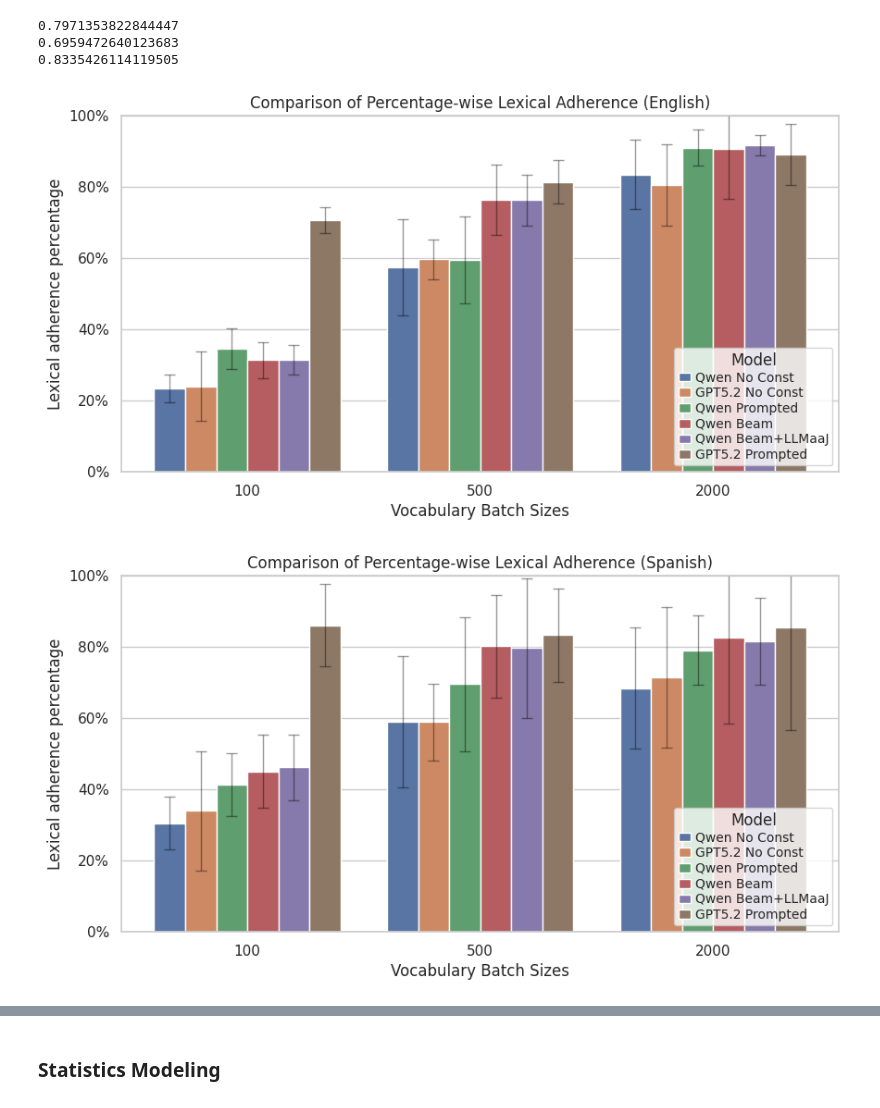
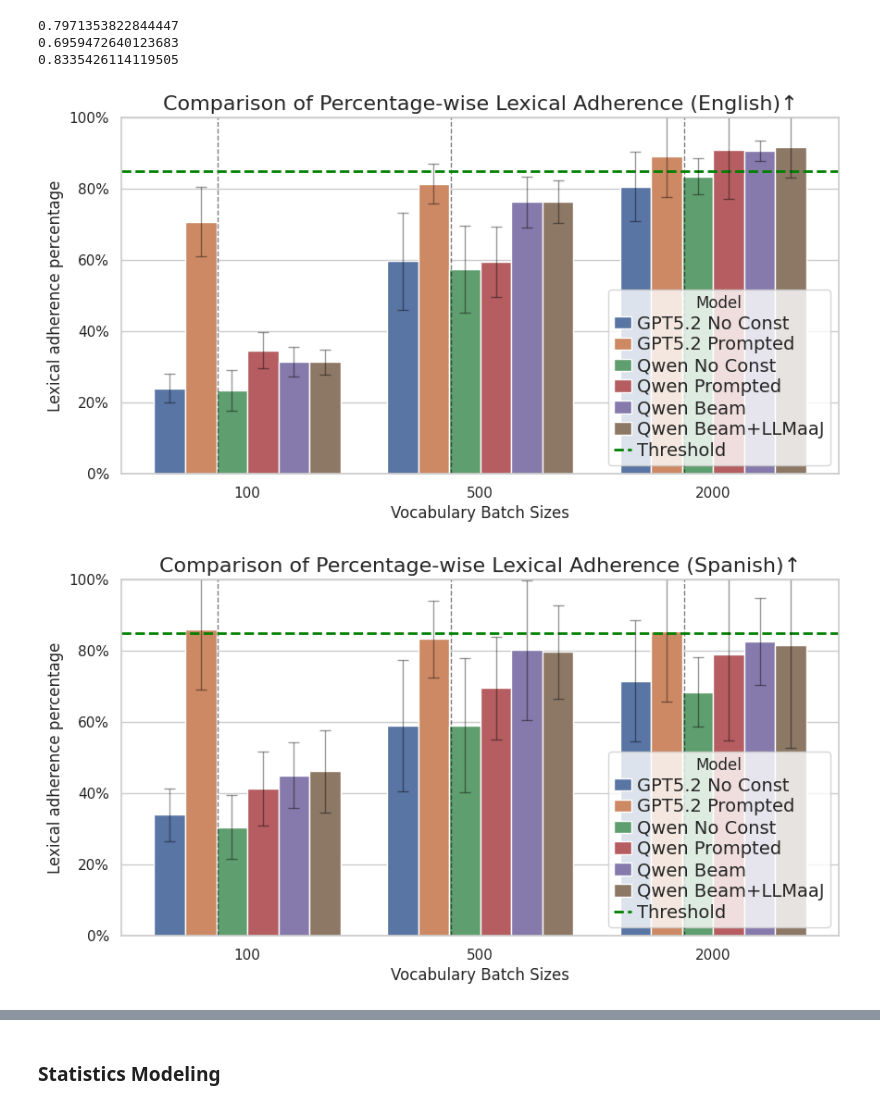
Before and after one commit to mitzeus/NILAS, a Jupyter notebook: main.ipynb, the cells around one changed output, grey strips where cells are left out. Saved outputs shown, nothing was run; the diff lists cells and outputs as text; code cells hidden in the pictures.

```diff
--- a/main.ipynb
+++ b/main.ipynb
@@ -1810,16 +1818,25 @@ language_map = {
     "sv": "Swedish",
 }
 
+custom_order = [
+    "GPT5.2 No Const",
+    "GPT5.2 Prompted",
+    "Qwen No Const",
+    "Qwen Prompted",
+    "Qwen Beam",
+    "Qwen Beam+LLMaaJ",
+]
+
 sns.set_theme(style="whitegrid")
 
 languages = barplot_df["language"].unique()
 
-ordered_barplot = (
-    barplot_df.groupby("model")["adherence_mean"]
-    .mean()
-    .sort_values(ascending=True)
-    .index
-)
+# ordered_barplot = (
+#     barplot_df.groupby("model")["adherence_mean"]
+#     .mean()
+#     .sort_values(ascending=True)
+#     .index
+# )
 
 for lang in languages:
     subdf = barplot_df[barplot_df["language"] == lang].copy()
@@ -1833,47 +1850,75 @@ for lang in languages:
         y="adherence_mean",
         hue="model",
         ci=None,
-        hue_order=ordered_barplot,
+        hue_order=custom_order,
     )
+
+    ax.axvline(
+        -0.1275,
+        color="black",
+        linewidth=1,
+        linestyle="--",
+        alpha=0.5,
+    )
+    ax.axvline(
+        0.875,
+        color="black",
+        linewidth=1,
+        linestyle="--",
+        alpha=0.5,
+    )
+    ax.axvline(
+        1.875,
+        color="black",
+        linewidth=1,
+        linestyle="--",
+        alpha=0.5,
+    )
+
+    ax.axhline(0.85, color="green", linewidth=2, linestyle="--", label="Threshold")
+
     leg = ax.get_legend()
     if leg is not None:
         leg.remove()
 
     ax.legend(
         title="Model",
-        fontsize=10,  # (2 was too small to matter visually)
+        fontsize=14,  # (2 was too small to matter visually)
         title_fontsize=12,
         labelspacing=0.2,
         handlelength=1.0,
         handletextpad=0.3,
         borderpad=0.3,
         loc="lower right" if lang != "kr" else "upper right"
     )
 
     ax.set_ylim(0, 1)
     ax.yaxis.set_major_formatter(mtick.PercentFormatter(1.0))
 
     for bar, (_, row) in zip(ax.patches, subdf.iterrows()):
         x = bar.get_x() + bar.get_width() / 2
         y = bar.get_height()
 
         ax.errorbar(
             x=x,
             y=y,
             yerr=row["adherence_std"],
             fmt="none",
             color="black",
             alpha=0.4,
             capsize=4,
             linewidth=1,
         )
 
-    ax.set_title(f"Comparison of Percentage-wise Lexical Adherence ({language_map[lang]})")
+    ax.set_title(
+        f"Comparison of Percentage-wise Lexical Adherence ({language_map[lang]})↑",
+        fontsize=16,
+    )
     ax.set_xlabel("Vocabulary Batch Sizes")
     ax.set_ylabel("Lexical adherence percentage")
     ax.set_ylim(0, 1)
 
     plt.show()
 # %% [output]
-[figure, old version]
+[figure, new version]
-[figure, old version]
+[figure, new version]
```
Also changed, not shown: parts of 2 cells of this notebook.
